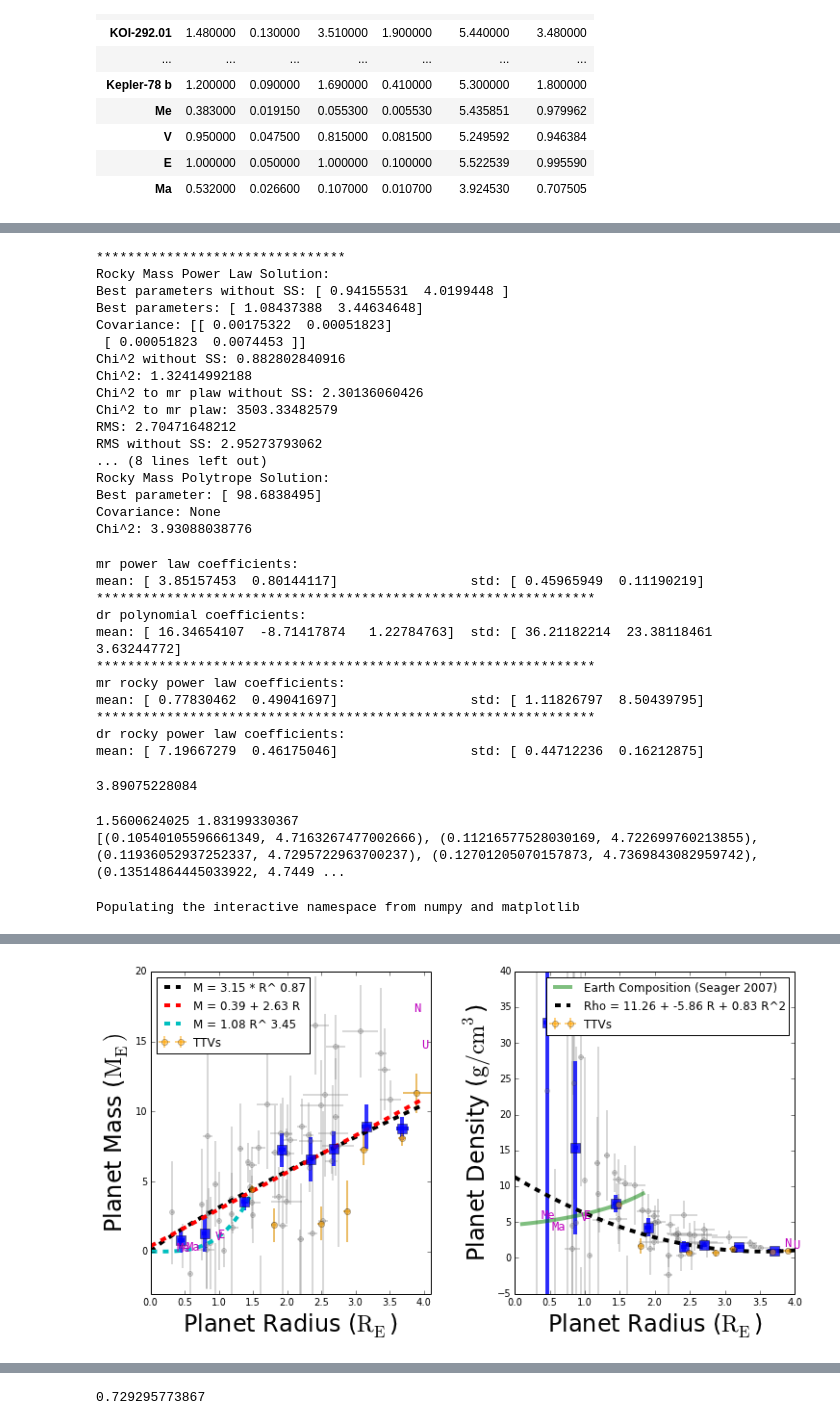
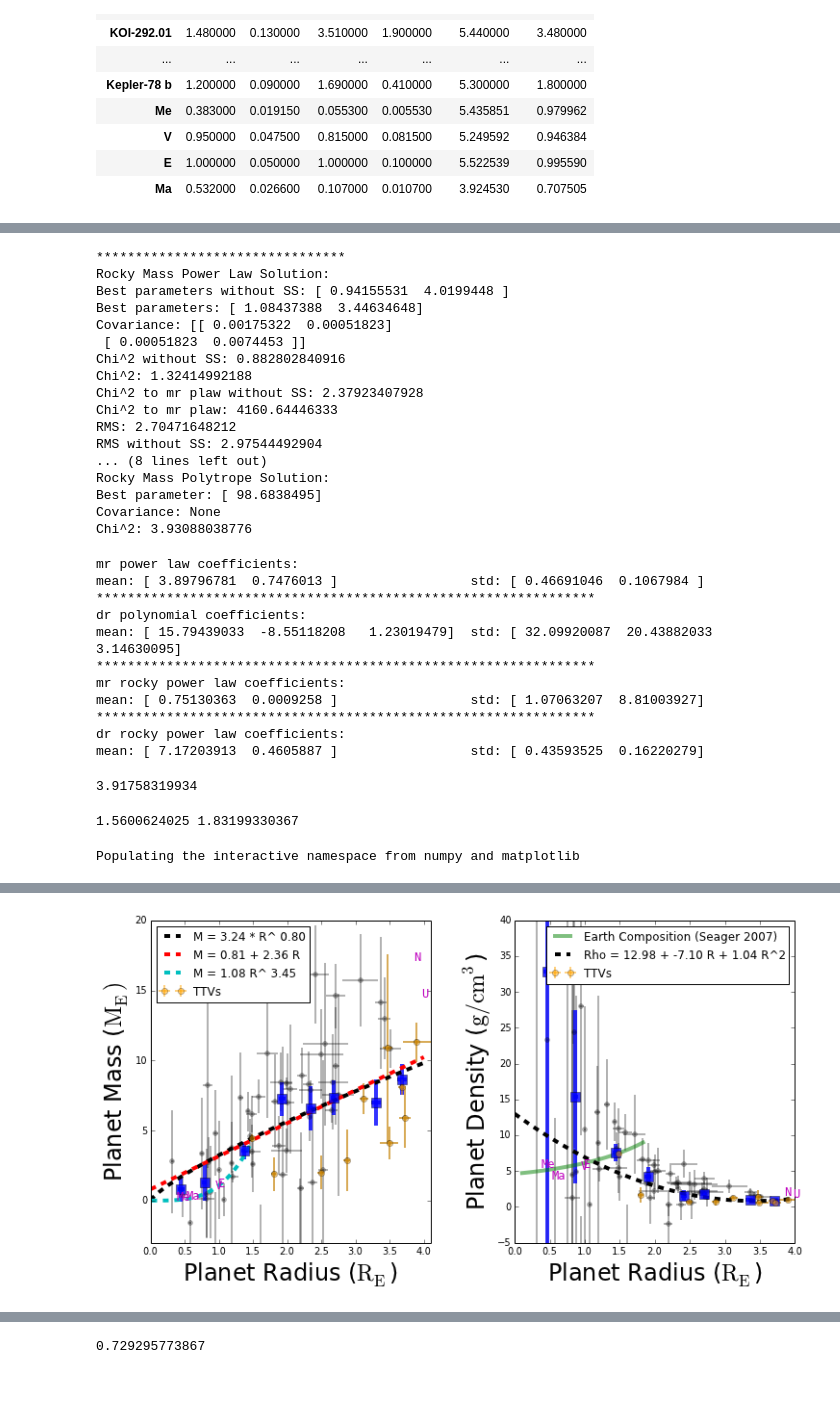
Before and after one commit to sealauren/mrf, a Jupyter notebook: plot_mr.ipynb, the cells around one changed output, grey strips where cells are left out. Saved outputs shown, nothing was run; the diff lists cells and outputs as text; code cells hidden in the pictures; blank space fills up the shorter version.

```diff
--- a/plot_mr.ipynb
+++ b/plot_mr.ipynb
@@ -25,7 +23,7 @@ sp_1sig = sp[sp.m > sp.um]
 sp_cold = sp[sp.flux <= np.median(sp.flux)]
 sp_hot = sp[sp.flux > np.median(sp.flux)]
 sp['ttv'] = [0]*len(sp)
-sp.ix[['Kepler-11 b','Kepler-11 c','Kepler-11 d','Kepler-11 f','Kepler-30 b','Kepler-36 b','Kepler-36 c'],'ttv'] = 1
-ttvs = sp.ix[['Kepler-11 b','Kepler-11 c','Kepler-11 d','Kepler-11 f','Kepler-30 b','Kepler-36 b','Kepler-36 c'],:]
+sp.ix[['Kepler-11 b','Kepler-11 c','Kepler-11 d','Kepler-11 f','Kepler-30 b','Kepler-36 b','Kepler-36 c','KOI-152 b','KOI-152 c','KOI-152 e'],'ttv'] = 1
+ttvs = sp.ix[['Kepler-11 b','Kepler-11 c','Kepler-11 d','Kepler-11 f','Kepler-30 b','Kepler-36 b','Kepler-36 c','KOI-152 b','KOI-152 c','KOI-152 e'],:]
 len(sp)
 # %% [output]
@@ -332,10 +327,10 @@ Covariance: [[ 0.00175322  0.00051823]
  [ 0.00051823  0.0074453 ]]
 Chi^2 without SS: 0.882802840916
 Chi^2: 1.32414992188
-Chi^2 to mr plaw without SS: 2.30136060426
-Chi^2 to mr plaw: 3503.33482579
+Chi^2 to mr plaw without SS: 2.37923407928
+Chi^2 to mr plaw: 4160.64446333
 RMS: 2.70471648212
-RMS without SS: 2.95273793062
+RMS without SS: 2.97544492904
 ... (8 lines left out)
 Rocky Mass Polytrope Solution:
 Best parameter: [ 98.6838495]
@@ -387,16 +382,16 @@ print "dr rocky power law coefficients:"
 print "mean:", np.mean(dr_rocky_pbs,axis=0),"\t","\t", "std:", np.std(dr_rocky_pbs,axis=0)
 # %% [output]
 mr power law coefficients:
-mean: [ 3.85157453  0.80144117]                 std: [ 0.45965949  0.11190219]
+mean: [ 3.89796781  0.7476013 ]                 std: [ 0.46691046  0.1067984 ]
 ****************************************************************
 dr polynomial coefficients:
-mean: [ 16.34654107  -8.71417874   1.22784763]  std: [ 36.21182214  23.38118461   3.63244772]
+mean: [ 15.79439033  -8.55118208   1.23019479]  std: [ 32.09920087  20.43882033   3.14630095]
 ****************************************************************
 mr rocky power law coefficients:
-mean: [ 0.77830462  0.49041697]                 std: [ 1.11826797  8.50439795]
+mean: [ 0.75130363  0.0009258 ]                 std: [ 1.07063207  8.81003927]
 ****************************************************************
 dr rocky power law coefficients:
-mean: [ 7.19667279  0.46175046]                 std: [ 0.44712236  0.16212875]
+mean: [ 7.17203913  0.4605887 ]                 std: [ 0.43593525  0.16220279]
 # %%
 # calculated predict masses, densities
 #rpred = (sp.m - best_pars[0])/best_pars[1]
@@ -409,7 +404,7 @@ rms = np.sqrt(np.mean(m_resid**2))
 print rms
 sp['m_resid'] = m_resid
 # %% [output]
-3.89075228084
+3.91758319934
 # %%
 # bin mass, radius, density
 rwm, rwd, urw, mw, umw, rhow, urhow = [], [], [], [], [], [], []
@@ -426,19 +421,18 @@ means = pd.DataFrame({'r_m':rwm, 'r_d':rwd, 'ur':urw, 'm':mw, 'um':umw, 'rho':rh
 # %%
 # Calculate Earth composition from Seager 2007
 # this is good for Ms < 4
-m1, 6.41; r1 = 3.19
+m1 = 6.41; r1 = 3.19
 k1 = -0.20945; k2 = 0.0804; k3 = 0.394
 m_phys = np.logspace(-3, 1, num=50)
-ms = m_phys/m1; rs = r_phys/r1
+ms = m_phys/m1
 logrs = k1 + 1/3. * np.log10(ms) - k2 * ms**k3
 rs = pow(10.,logrs)
 print max(ms), max(rs*r1)
 m_seager = ms*m1; r_seager = rs*r1
 d_seager = m_seager/(4/3.*pi*r_seager**3.)*mearth/rearth**3.
-print zip(r_seager,d_seager)
+#print zip(r_seager,d_seager)
 # %% [output]
 1.5600624025 1.83199330367
-[(0.10540105596661349, 4.7163267477002666), (0.11216577528030169, 4.722699760213855), (0.11936052937252337, 4.7295722963700237), (0.12701205070157873, 4.7369843082959742), (0.13514864445033922, 4.7449 ...
 # %%
 # plot mass, density vs. radius
 #%matplotlib osx
@@ -447,7 +441,7 @@ fig = plt.figure()
 pylab.sharex=True
 ax1 = fig.add_subplot(1,2,1)
 ax1.errorbar(sp.r, sp.m, xerr=sp.ur, yerr=sp.um, fmt='o', markersize=5,
-             alpha =0.3, color='gray', capsize=0, elinewidth=2); # black option
+             alpha =0.3, color='k', capsize=0, elinewidth=2); # black option
 ax1.plot(rarr, mplaw, '--k', linewidth=4, label=("M = %.2f * R^ %.2f"% (mpars[0], mpars[1])))
 ax1.plot(rarr, marr, '--r', linewidth=4, label=("M = %.2f + %.2f R" % (best_pars[0], best_pars[1])))
 ax1.plot(rocky_r, rockplaw, '--c', linewidth=4, label=("M = %.2f R^ %.2f"% (rocky_pars[0], rocky_pars[1])))
@@ -466,7 +460,7 @@ pyplot.axis([0.0,4.1,-3,20])
 ax2 = fig.add_subplot(1,2,2)
 ax2.plot(r_seager,d_seager, color='g', alpha = 0.5, linewidth=4, label=('Earth Composition (Seager 2007)'))
 ax2.errorbar(sp.r, sp.rho, xerr=sp.ur, yerr=sp.urho, fmt='o', markersize=5,
-             alpha=0.3, color='gray',capsize=0, elinewidth=2);
+             alpha=0.3, color='k',capsize=0, elinewidth=2);
 ax2.plot(rarr, darr3, '--k', linewidth=4, label=("Rho = %.2f + %.2f R + %.2f R^2" % (best_q[0], best_q[1], best_q[2])))
 #ax2.plot(rarr, dplaw, '--r', linewidth=4, label=("Rho = %.2f * R^ %.2f"% (dpars[0], dpars[1])))
 #ax2.plot(rocky_r, rockdlaw, '--c', linewidth=4, label=("Rho = %.2f * R^ %.2f"% (rocky_d[0], rocky_d[1])))
@@ -487,7 +481,7 @@ ax2.legend();
 fig.set_size_inches(12,6)
 subplots_adjust(wspace=0.3)
 subplots_adjust(hspace=0.2)
-#plt.savefig('mr_small.png', dpi=100)
+plt.savefig('mr_small.png', dpi=100)
 plt.savefig('mr_small.eps', format='eps', dpi=100)
 plt.show()
 # %% [output]
@@ -495 +491 @@ Populating the interactive namespace from numpy and matplotlib
-[figure, old version]
+[figure, new version]
```
Also changed, not shown: parts of 24 cells of this notebook, 25 other files.
